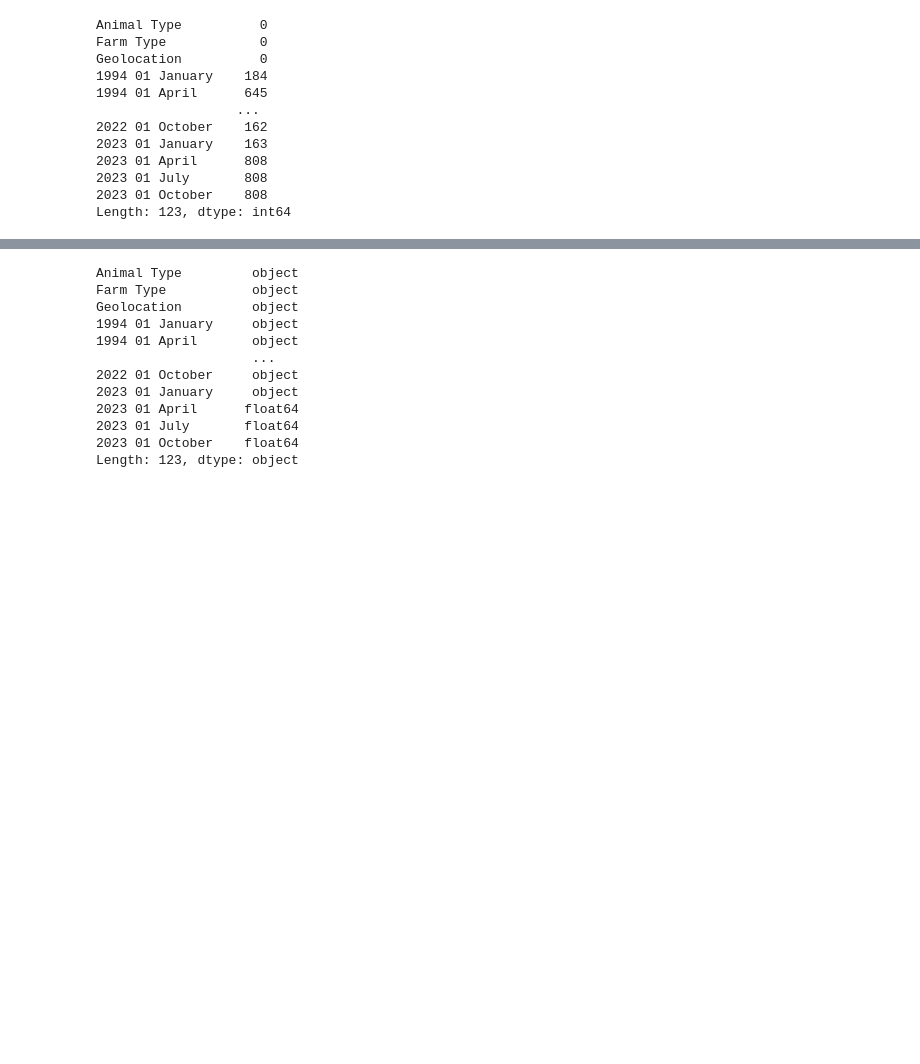
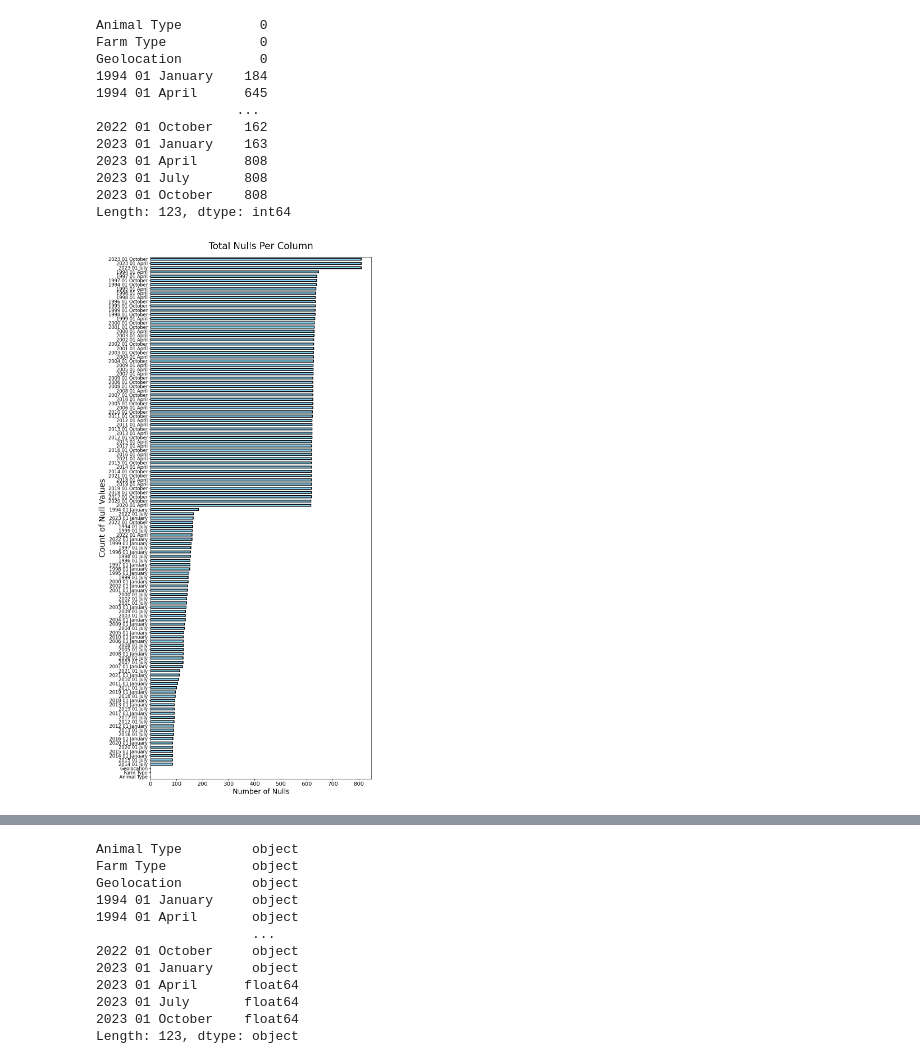
Before and after one commit to alpacaShiro/Livestock_Lifelines, a Jupyter notebook: Group2_4CSC_LivestockLifelines.ipynb, the cells around one changed output, grey strips where cells are left out. Cells and saved outputs as stored; diff of their text form; code cells hidden in the pictures; blank space fills up the shorter version.

Commit message:
Fixed Data Exploration Part
1. Added a Horizontal Bar Chart for the visualization of the total number of null values for each column in the initial dataset.

```diff
--- a/Group2_4CSC_LivestockLifelines.ipynb
+++ b/Group2_4CSC_LivestockLifelines.ipynb
@@ -195,6 +186,28 @@ Geolocation          0
 2023 01 July       808
 2023 01 October    808
 Length: 123, dtype: int64
+# %%
+# Count the number of null values in each column
+total_null = df_livestock_with_null.isnull().sum()
+
+# Sort values for consistent plotting
+sorted_null = total_null.sort_values()
+
+# Plot the horizontal bar chart
+plt.figure(figsize=(10, 20))  #
+ax = sorted_null.plot(kind='barh', color='skyblue', edgecolor='black', linewidth=2)
+
+plt.title('Total Nulls Per Column', fontsize=24, pad=20)
+plt.xlabel('Number of Nulls', fontsize=18)
+plt.ylabel('Count of Null Values', fontsize=20)
+plt.xticks(fontsize=14)
+plt.yticks(fontsize=12)
+plt.tight_layout()  # Adjust layout for better label fitting
+
+
+plt.show()
+# %% [output]
+[figure, added]
 # %%
 # Checking Null values in the column "1994 01 April"
 
```
Also changed, not shown: parts of 12 cells of this notebook.
